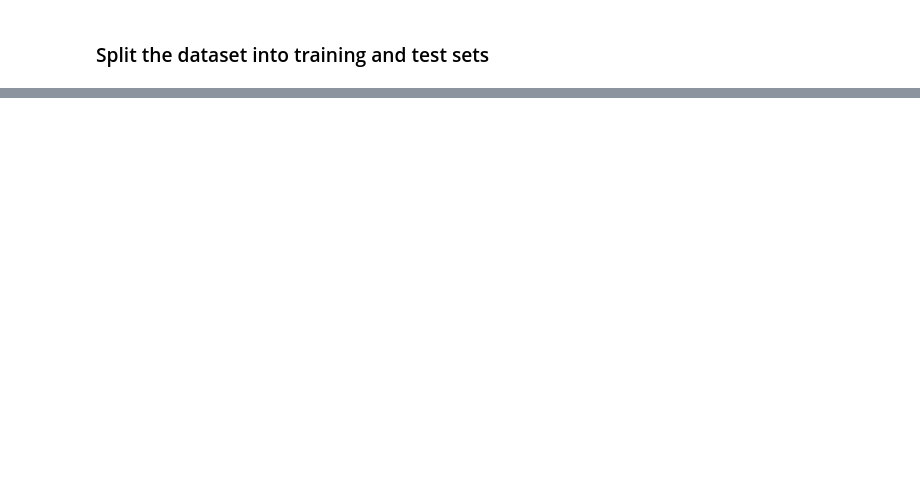
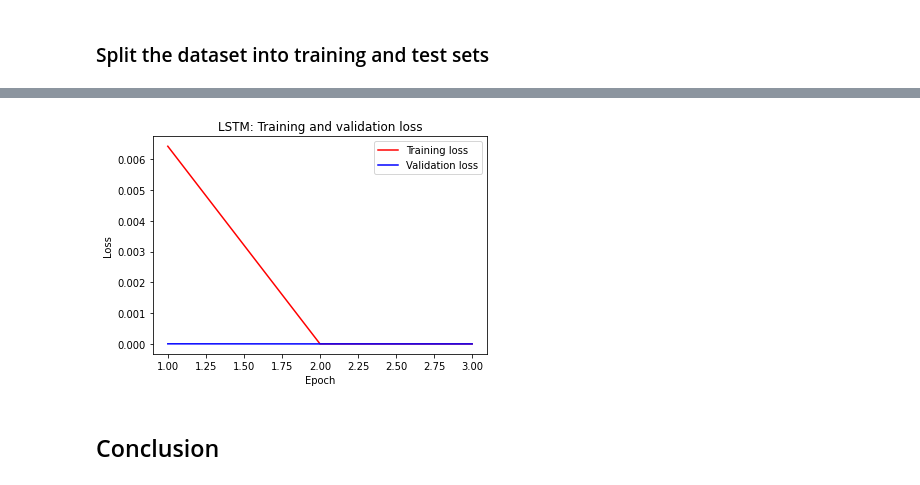
Before and after one commit to bauyrjanj/NLP-TwitterData, a Jupyter notebook: TwitterData - Deep Learning Models.ipynb, the cells around one changed output, grey strips where cells are left out. Saved outputs shown, nothing was run; the diff lists cells and outputs as text; code cells hidden in the pictures; blank space fills up the shorter version.

```diff
--- a/TwitterData - Deep Learning Models.ipynb
+++ b/TwitterData - Deep Learning Models.ipynb
@@ -240,0 +308,12 @@ Tue Nov  3 20:38:38 2020
+# %%
+_ = plt.plot(epochs, loss, 'r', label='Training loss')
+_ = plt.plot(epochs, val_loss, 'b', label='Validation loss')
+_ = plt.title('LSTM: Training and validation loss')
+_ = plt.xlabel('Epoch')
+_ = plt.ylabel('Loss')
+_ = plt.legend(loc='best')
+plt.show()
+# %% [output]
+[figure, added]
+# %% [markdown]
+## Conclusion
```
Also changed, not shown: parts of 27 cells of this notebook, 1 other file.
